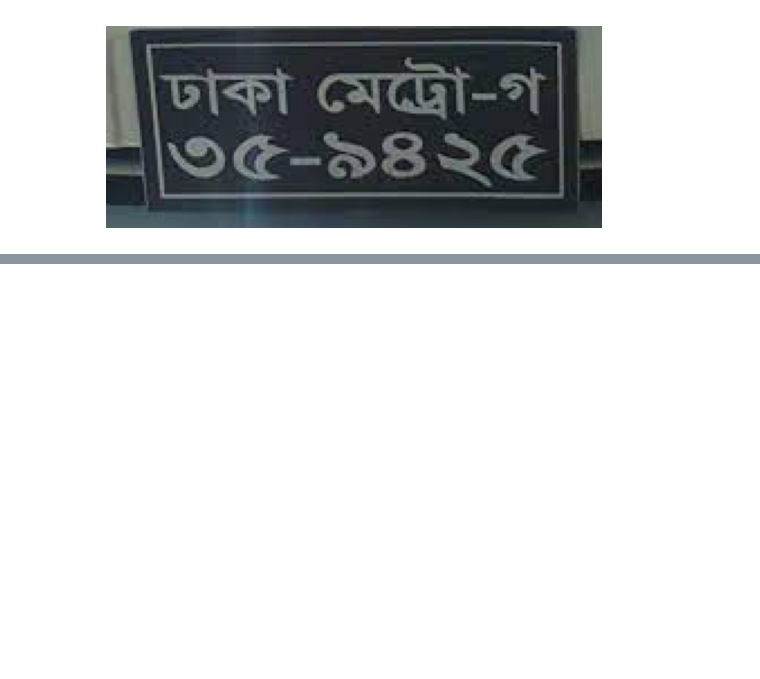
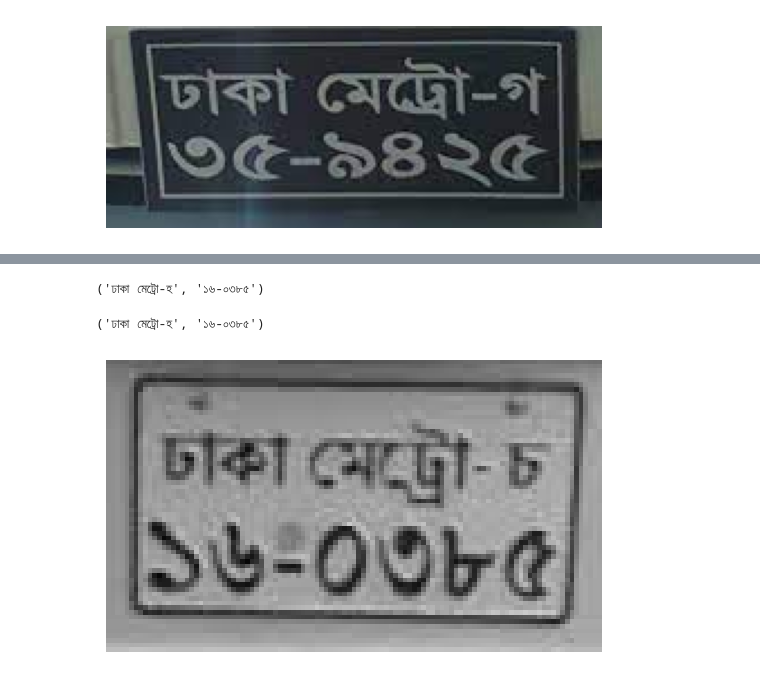
Before and after one commit to HasnainKabir-repos/License-Plate-Recognition, a Jupyter notebook: main.ipynb, the cells around one changed output, grey strips where cells are left out. Cells and saved outputs as stored; diff of their text form; code cells hidden in the pictures; blank space fills up the shorter version.

```diff
--- a/main.ipynb
+++ b/main.ipynb
@@ -49,0 +54,6 @@ utils.detect_and_extract_lp_text('images/images.jpg')
+# %%
+utils.detect_and_extract_lp_text('images/images (1).jpg')
+# %% [output]
+('ঢাকা মেট্রো-হ', '১৬-০৩৮৫')
+('ঢাকা মেট্রো-হ', '১৬-০৩৮৫')
+[figure, added]
```
Also changed, not shown: parts of 9 cells of this notebook, 1 other file.
